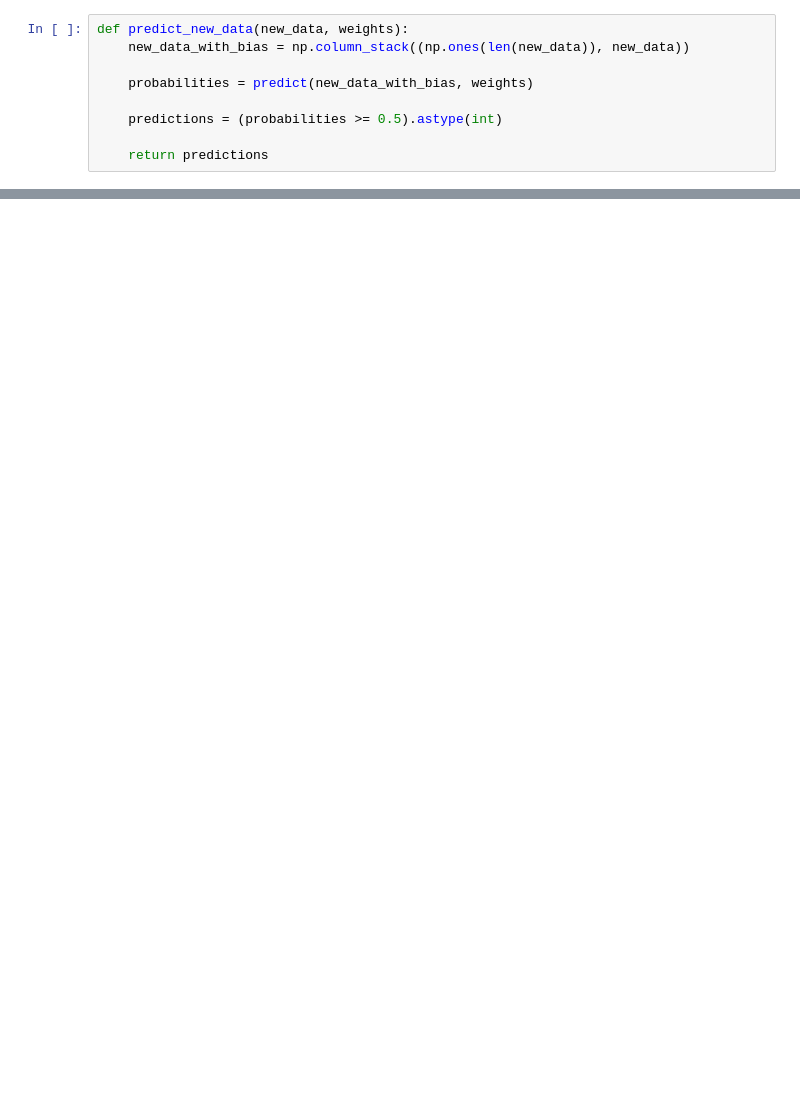
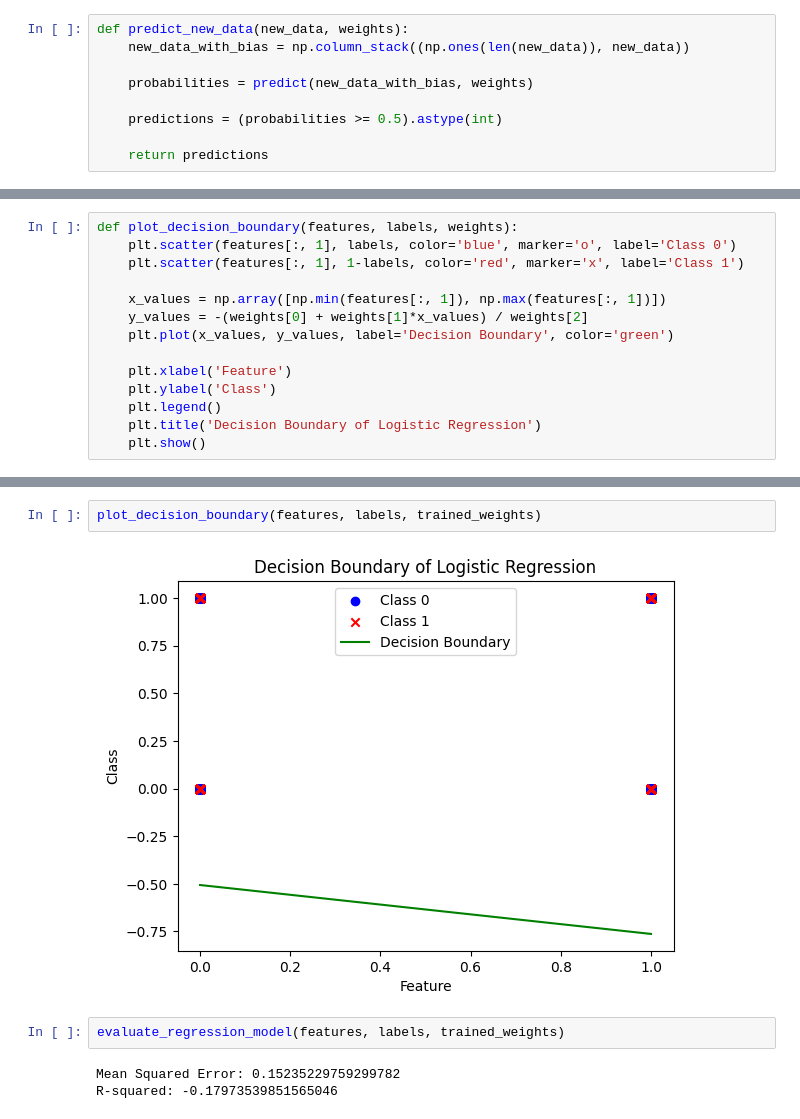
Before and after one commit to SakaiKuniteru/AI, a Jupyter notebook: 3_Logistic_Classification/Heart_Disease_Prediction/sigmoid.Ipynb, the cells around one changed output, grey strips where cells are left out. Saved outputs shown, nothing was run; the diff lists cells and outputs as text; blank space fills up the shorter version.

Commit message:
logistic regression with Python

```diff
--- a/3_Logistic_Classification/Heart_Disease_Prediction/sigmoid.Ipynb
+++ b/3_Logistic_Classification/Heart_Disease_Prediction/sigmoid.Ipynb
@@ -101,3 +99,17 @@ else:
     print("Không có khả năng mắc bệnh tim.")
 # %% [output]
 Không có khả năng mắc bệnh tim.
+# %%
+def plot_decision_boundary(features, labels, weights):
+    plt.scatter(features[:, 1], labels, color='blue', marker='o', label='Class 0')
+    plt.scatter(features[:, 1], 1-labels, color='red', marker='x', label='Class 1')
+
+    x_values = np.array([np.min(features[:, 1]), np.max(features[:, 1])])
+    y_values = -(weights[0] + weights[1]*x_values) / weights[2]
+    plt.plot(x_values, y_values, label='Decision Boundary', color='green')
+
+    plt.xlabel('Feature')
+    plt.ylabel('Class')
+    plt.legend()
+    plt.title('Decision Boundary of Logistic Regression')
+    plt.show()
@@ -103,0 +126,9 @@ Không có khả năng mắc bệnh tim.
+# %%
+plot_decision_boundary(features, labels, trained_weights)
+# %% [output]
+[figure, added]
+# %%
+evaluate_regression_model(features, labels, trained_weights)
+# %% [output]
+Mean Squared Error: 0.15235229759299782
+R-squared: -0.17973539851565046
```
Also changed, not shown: parts of 9 cells of this notebook.
